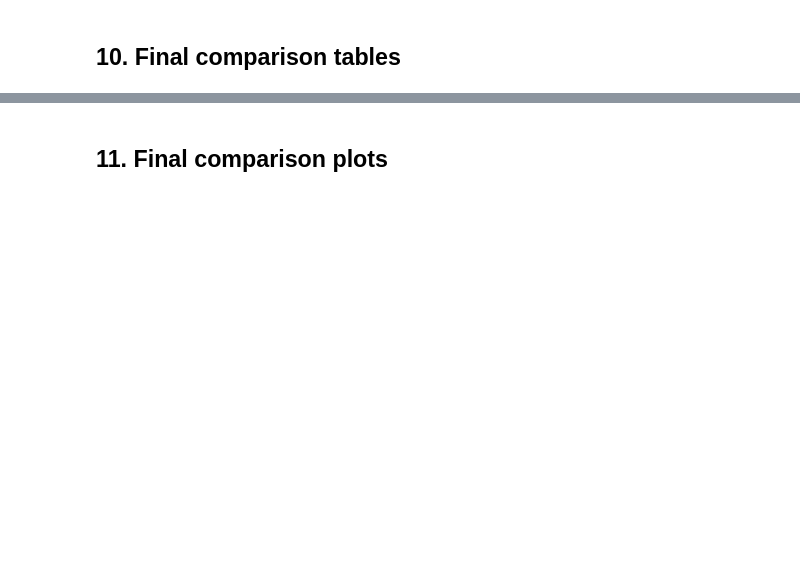
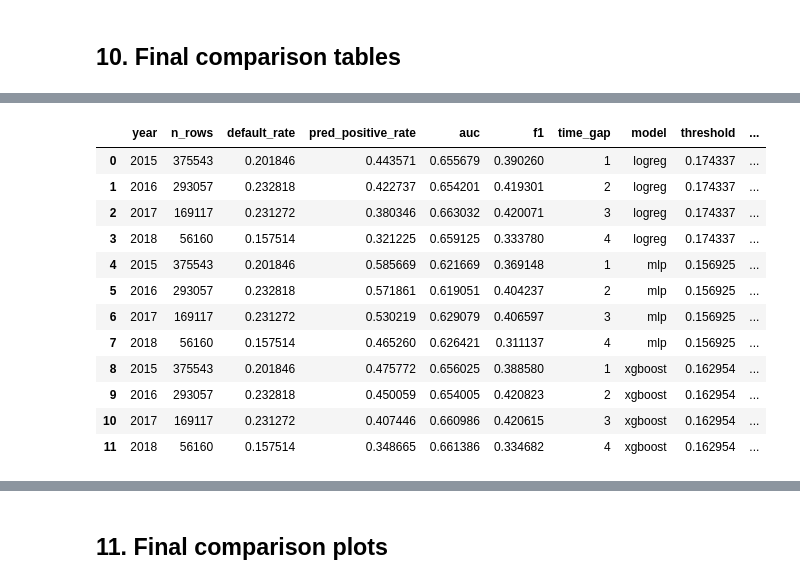
Before and after one commit to ndave24/CS-4365, a Jupyter notebook: reproduce_project.ipynb, the cells around one changed output, grey strips where cells are left out. Saved outputs shown, nothing was run; the diff lists cells and outputs as text; code cells hidden in the pictures; blank space fills up the shorter version.

```diff
--- a/reproduce_project.ipynb
+++ b/reproduce_project.ipynb
@@ -372,0 +485,63 @@ comparison_df.to_csv(
+# %%
+comparison_df = pd.concat(
+    [logreg_results, xgboost_results, mlp_results],
+    ignore_index=True,
+).sort_values(["model", "year"]).reset_index(drop=True)
+
+calibration_comparison_df = pd.concat(
+    [logreg_calibration, xgboost_calibration, mlp_calibration],
+    ignore_index=True,
+).sort_values(["model", "year"]).reset_index(drop=True)
+
+reliability_comparison_df = pd.concat(
+    [logreg_reliability, xgboost_reliability, mlp_reliability],
+    ignore_index=True,
+).sort_values(["model", "year", "bin_id"]).reset_index(drop=True)
+
+# Only merge in calibration-specific columns that are not already in comparison_df
+calibration_cols_to_merge = [
+    "model",
+    "year",
+    "time_gap",
+    "threshold",
+    "mean_pred",
+    "brier_score",
+    "ece",
+    "abs_mean_prob_minus_default_rate",
+]
+
+# If comparison_df does NOT already contain default_rate, include it from calibration
+if "default_rate" not in comparison_df.columns and "default_rate" in calibration_comparison_df.columns:
+    calibration_cols_to_merge.insert(4, "default_rate")
+
+performance_calibration_df = comparison_df.merge(
+    calibration_comparison_df[calibration_cols_to_merge],
+    on=["model", "year", "time_gap", "threshold"],
+    how="inner",
+    validate="one_to_one",
+).sort_values(["model", "year"]).reset_index(drop=True)
+
+display(comparison_df)
+display(calibration_comparison_df)
+display(performance_calibration_df)
+
+comparison_df.to_csv(
+    RESULTS_DIR / "temporal_metrics_all_models.csv",
+    index=False,
+)
+
+calibration_comparison_df.to_csv(
+    RESULTS_DIR / "temporal_calibration_all_models.csv",
+    index=False,
+)
+
+reliability_comparison_df.to_csv(
+    RESULTS_DIR / "reliability_bins_all_models.csv",
+    index=False,
+)
+
+performance_calibration_df.to_csv(
+    RESULTS_DIR / "performance_calibration_comparison.csv",
+    index=False,
+)
+# %% [output]
@@ -373 +574,14 @@ comparison_df.to_csv(
+|  | year | n_rows | default_rate | pred_positive_rate | auc | f1 | time_gap | model | threshold | ... |
+| 0 | 2015 | 375543 | 0.201846 | 0.443571 | 0.655679 | 0.390260 | 1 | logreg | 0.174337 | ... |
+| 1 | 2016 | 293057 | 0.232818 | 0.422737 | 0.654201 | 0.419301 | 2 | logreg | 0.174337 | ... |
+| 2 | 2017 | 169117 | 0.231272 | 0.380346 | 0.663032 | 0.420071 | 3 | logreg | 0.174337 | ... |
+| 3 | 2018 | 56160 | 0.157514 | 0.321225 | 0.659125 | 0.333780 | 4 | logreg | 0.174337 | ... |
+| 4 | 2015 | 375543 | 0.201846 | 0.585669 | 0.621669 | 0.369148 | 1 | mlp | 0.156925 | ... |
+| 5 | 2016 | 293057 | 0.232818 | 0.571861 | 0.619051 | 0.404237 | 2 | mlp | 0.156925 | ... |
+| 6 | 2017 | 169117 | 0.231272 | 0.530219 | 0.629079 | 0.406597 | 3 | mlp | 0.156925 | ... |
+| 7 | 2018 | 56160 | 0.157514 | 0.465260 | 0.626421 | 0.311137 | 4 | mlp | 0.156925 | ... |
+| 8 | 2015 | 375543 | 0.201846 | 0.475772 | 0.656025 | 0.388580 | 1 | xgboost | 0.162954 | ... |
+| 9 | 2016 | 293057 | 0.232818 | 0.450059 | 0.654005 | 0.420823 | 2 | xgboost | 0.162954 | ... |
+| 10 | 2017 | 169117 | 0.231272 | 0.407446 | 0.660986 | 0.420615 | 3 | xgboost | 0.162954 | ... |
+| 11 | 2018 | 56160 | 0.157514 | 0.348665 | 0.661386 | 0.334682 | 4 | xgboost | 0.162954 | ... |
 # %%
```
Also changed, not shown: parts of 19 cells of this notebook, 41 other files.
